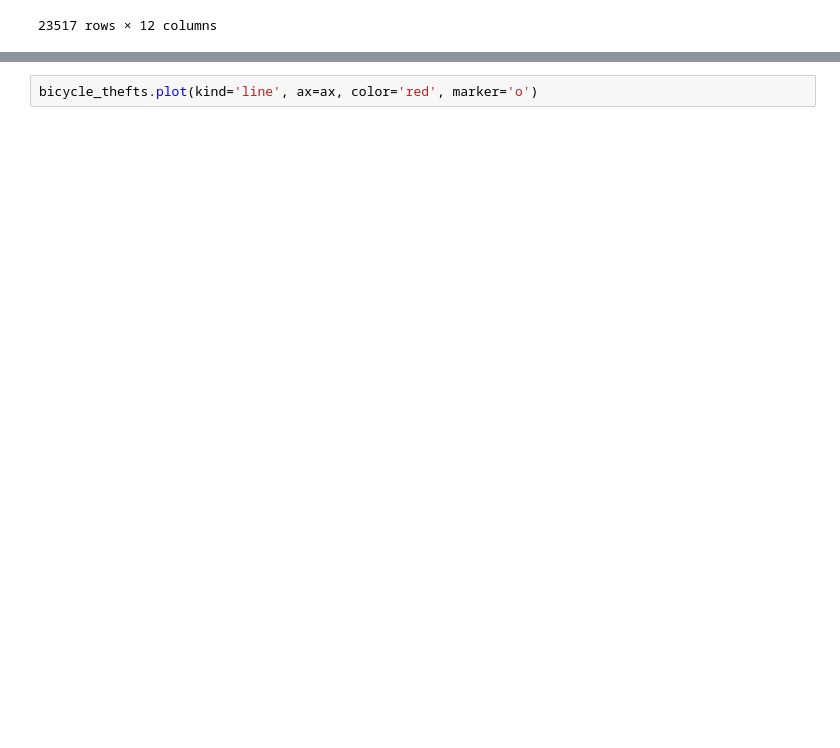
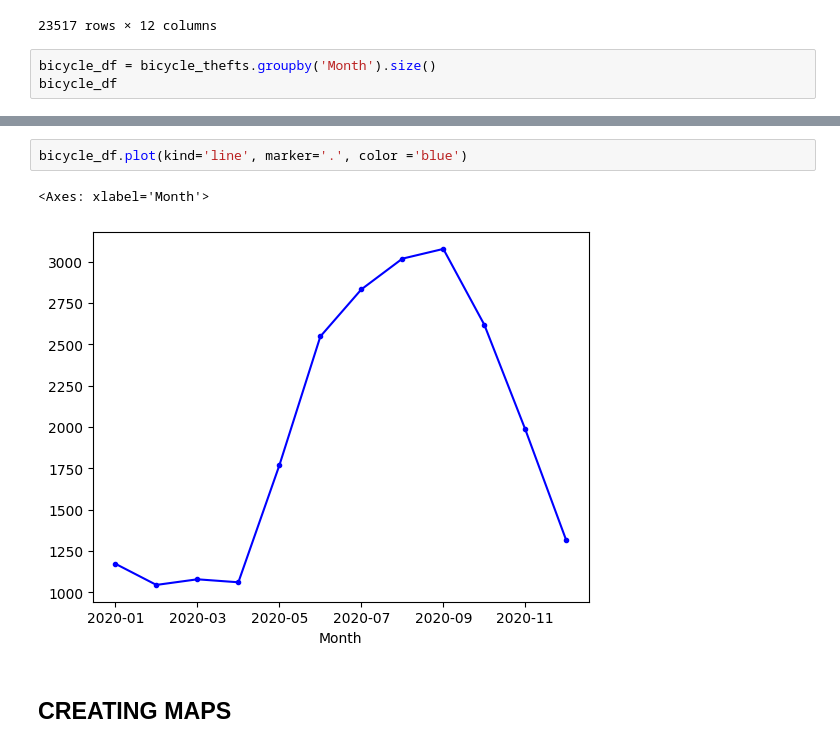
Before and after one commit to cheptoo284/geospatial-analysis, a Jupyter notebook: Copy_of_Untitled0.ipynb, the cells around one changed output, grey strips where cells are left out. Drawn from its saved outputs; the diff is of its cells as text; blank space fills up the shorter version.

```diff
--- a/Copy_of_Untitled0.ipynb
+++ b/Copy_of_Untitled0.ipynb
@@ -343,3 +343,6 @@ bicycle_thefts
 | 87555 | 7e9b8c2ad6d822f32ae53222669f732a2... | 2020-12 | Metropolitan Police Service | Metropolitan Police Service | NaN | NaN | No Location | NaN | NaN | ... |
 | 87556 | 4aa09632435a8a5c92aafd63083d46fc6... | 2020-12 | Metropolitan Police Service | Metropolitan Police Service | NaN | NaN | No Location | NaN | NaN | ... |
 23517 rows × 12 columns
+# %%
+bicycle_df = bicycle_thefts.groupby('Month').size()
+bicycle_df
@@ -346,2 +365,7 @@ bicycle_thefts
 # %%
-bicycle_thefts.plot(kind='line', ax=ax, color='red', marker='o')
+bicycle_df.plot(kind='line', marker='.', color ='blue')
+# %% [output]
+<Axes: xlabel='Month'>
+[figure, added]
+# %% [markdown]
+## CREATING MAPS
```
Also changed, not shown: parts of 8 cells of this notebook.
